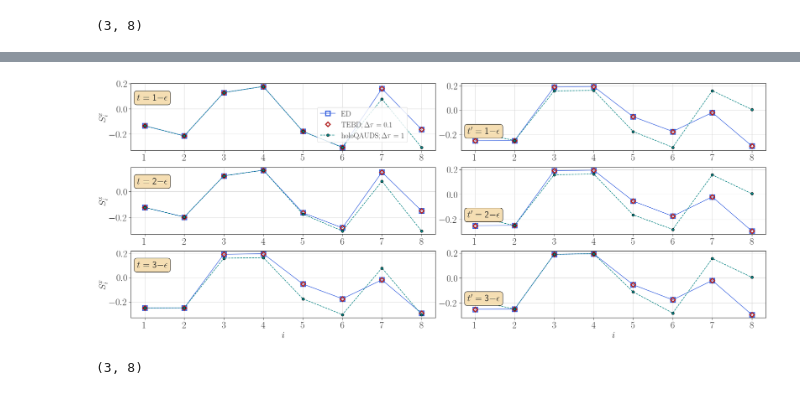
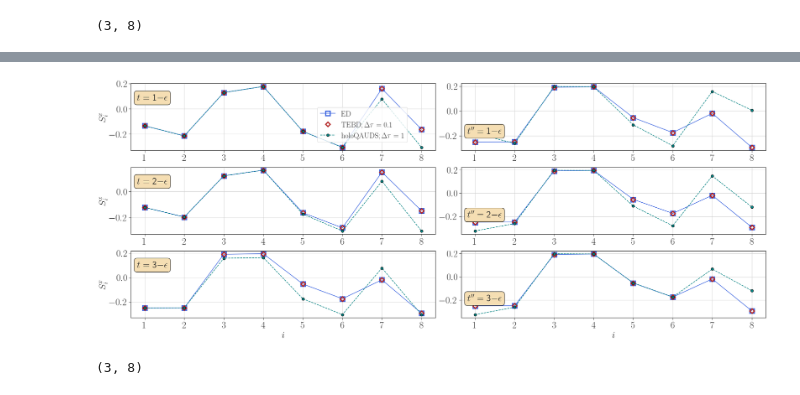
Before and after one commit to xiaobo-23/EntangledLightConeSampling, a Jupyter notebook: HQA_Data_Analysis.ipynb, the cells around one changed output, grey strips where cells are left out. Drawn from its saved outputs; the diff is of its cells as text; code cells hidden in the pictures.

Commit message:
Benchmark the diagonal part without the Ising interaction; seems correct

```diff
--- a/HQA_Data_Analysis.ipynb
+++ b/HQA_Data_Analysis.ipynb
@@ -466,12 +466,12 @@ def data_extrapolation(file_name, label):
     print(tmp_Sz.shape)
     return tmp_Sz
 # %%
-Sz_ED = data_extrapolation("Data/ED_N8_h0.2_Iteration12_Rotations_Only_Random_TESTING.h5", "Sx")
+Sz_ED = data_extrapolation("Data/ED_N8_h0.2_Iteration12_Rotations_Only_Random_TESTING.h5", "Sz")
 # %% [output]
 <KeysViewHDF5 ['Cxx', 'Cyy', 'Czz', 'Initial Sz', 'Sx', 'Sy', 'Sz', 'Wavefunction Overlap']>
 (12, 8)
 # %%
-Sz_TEBD = data_extrapolation("Data/TEBD_N8_h0.2_tau0.1_T20.0_Rotations_Only_Random_TESTING.h5", "Sx")
+Sz_TEBD = data_extrapolation("Data/TEBD_N8_h0.2_tau0.1_T20.0_Rotations_Only_Random_TESTING.h5", "Sz")
 # %% [output]
 <KeysViewHDF5 ['Cxx', 'Cyy', 'Czz', 'Initial Sz', 'Sx', 'Sy', 'Sz', 'Wavefunction Overlap']>
 (201, 8)
@@ -525,6 +525,6 @@ Sz_holoQUADS.shape
 (3, 8)
 (3, 8)
 # %%
-Sz_holoQUADS_diagonal = data_extrapolation("Data/holoQUADS_Circuit_N8_h0.2_T3.0_Measure1_Rotations_Only_Random_Diagonal_TESTING2.h5", "Sx")
+Sz_holoQUADS_diagonal = data_extrapolation("Data/holoQUADS_Circuit_N8_h0.2_T3.0_Measure1_Rotations_Only_Random_Diagonal_TESTING.h5", "Sz_wavefunction")
 Sz_holoQUADS_diagonal.real
 # %% [output]
@@ -575,36 +555,36 @@ for ind in range(6):
 #         ax.plot(np.arange(1, 9), Sz_ED[3, :].real, color = 'royalblue', marker = 's', markersize = 12, \
 #              markeredgecolor = 'royalblue', markerfacecolor = 'none', markeredgewidth = 3, label = r'$\rm ED$')
 #         ax.plot(np.arange(1, 9), Sz_TEBD[30, : 8].real, linestyle = '', color = 'firebrick', marker = 'D', markersize = 9, \
 #              markeredgecolor = 'firebrick', markerfacecolor = 'none', markeredgewidth = 3, label = r'$\rm TEBD; \Delta\tau = 0.1$')
 #         ax.plot(np.arange(1, 9), Sz_holoQUADS_diagonal[ind + 4, :].real, linestyle = '--', color = 'teal', marker = 'o', markersize = 7, \
 #                markeredgecolor = 'black', markeredgewidth = 1, label = r'$\rm holoQAUDS; \Delta\tau = 1$')
     else:
         ax.plot(np.arange(1, 9), Sz_ED[3, :].real, color = 'royalblue', marker = 's', markersize = 12, \
              markeredgecolor = 'royalblue', markerfacecolor = 'none', markeredgewidth = 3, label = r'$\rm ED$')
         ax.plot(np.arange(1, 9), Sz_TEBD[30, : 8].real, linestyle = '', color = 'firebrick', marker = 'D', markersize = 9, \
              markeredgecolor = 'firebrick', markerfacecolor = 'none', markeredgewidth = 3, label = r'$\rm TEBD; \Delta\tau = 0.1$')
-        ax.plot(np.arange(1, 9), Sz_holoQUADS_diagonal[ind1 + 4, :].real, linestyle = '--', color = 'teal', marker = 'o', markersize = 7, \
+        ax.plot(np.arange(1, 9), Sz_holoQUADS_diagonal[ind1 + 7, :].real, linestyle = '--', color = 'teal', marker = 'o', markersize = 7, \
                markeredgecolor = 'black', markeredgewidth = 1, label = r'$\rm holoQAUDS; \Delta\tau = 1$')
 
     if ind == 0:
         ax.legend(frameon = True, fontsize = 20, ncol = 1, bbox_to_anchor = [0.6, 0.7])
     elif ind1 == 2:
         ax.set_xlabel(r'$i$', fontsize = 25)
 
     if ind < 3:
         ax.set_ylabel(r'$S^{x}_{i}$', fontsize = 25)
         ax.text(.02, .75, r'$t = \;$' + str(ind + 1) + r'$- \epsilon$', \
             transform = ax.transAxes, fontsize = 25, bbox = dict(boxstyle = "round", facecolor = 'wheat', alpha = 1.0))
     else:
-        ax.text(.02, .25, r'$t^{\prime} = \;$' + str(ind - 2) + r'$- \epsilon$', \
+        ax.text(.02, .25, r'$t^{\prime\prime} = \;$' + str(ind - 2) + r'$- \epsilon$', \
             transform = ax.transAxes, fontsize = 25, bbox = dict(boxstyle = "round", facecolor = 'wheat', alpha = 1.0))
 
     ax.tick_params(axis = "both", which = "major", labelsize = 25)
     ax.grid()
 
 plt.savefig('Figures/Kicked_Ising_h0.2_T3.0_holoQUADS_Benchmark_Rotations_Only_Random_No_Reset_Diagonal_Part2_Sx.pdf')
 # %% [output]
-[figure, old version]
+[figure, new version]
 # %%
 # '''
 #     Benchmark the holoQUADS algorithm against ED and TEBD
```
Also changed, not shown: parts of 1 cell of this notebook, 2 other files.
